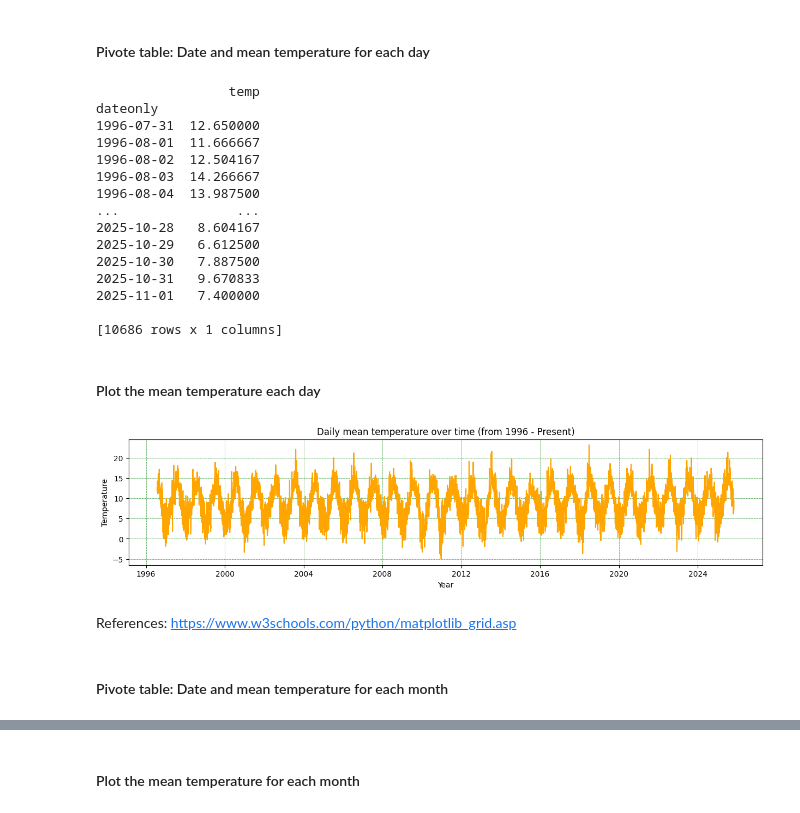
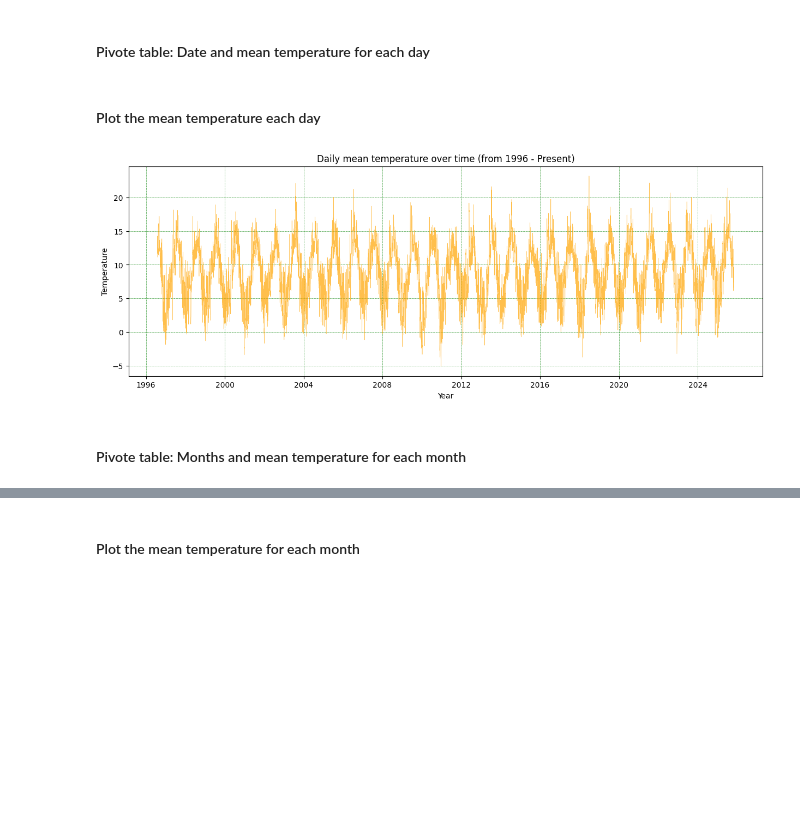
Before and after one commit to quyenphanlyons/programming-for-data-analytics, a Jupyter notebook: assignments/assignment06-weather.ipynb, the cells around one changed output, grey strips where cells are left out. Cells and saved outputs as stored; diff of their text form; code cells hidden in the pictures; blank space fills up the shorter version.

```diff
--- a/assignments/assignment06-weather.ipynb
+++ b/assignments/assignment06-weather.ipynb
@@ -81,41 +60,22 @@ df.head(10)
 df_anal = pd.pivot_table(df,values='temp',
                           index='dateonly',
                           aggfunc='mean')
-print(df_anal)
-# %% [output]
-                 temp
-dateonly
-1996-07-31  12.650000
-1996-08-01  11.666667
-1996-08-02  12.504167
-1996-08-03  14.266667
-1996-08-04  13.987500
-...               ...
-2025-10-28   8.604167
-2025-10-29   6.612500
-2025-10-30   7.887500
-2025-10-31   9.670833
-2025-11-01   7.400000
-
-[10686 rows x 1 columns]
 # %% [markdown]
 #### Plot the mean temperature each day
 # %%
 # Plot mean temperature each day
-plt.figure(figsize=(15,3))
-df_anal['temp'].plot(color="orange")
+plt.figure(figsize=(15,5))
+df_anal['temp'].plot(color="orange",linewidth=0.4, alpha=0.7)
 #plt.plot(df_anal.index, df_anal["temp"], color="orange")
 plt.title('Daily mean temperature over time (from 1996 - Present)')
 plt.xlabel('Year')
 plt.ylabel('Temperature')
 plt.grid(color = 'green', linestyle = '--', linewidth = 0.4)
 plt.show()
 # %% [output]
-[figure, old version]
+[figure, new version]
-# %% [markdown]
-References: https://www.w3schools.com/python/matplotlib_grid.asp
 # %% [markdown]
-#### Pivote table: Date and mean temperature for each month
+#### Pivote table: Months and mean temperature for each month
 # %%
 #Pivot table
 df_anal1 = pd.pivot_table(df,values='temp',
```
Also changed, not shown: parts of 33 cells of this notebook.
